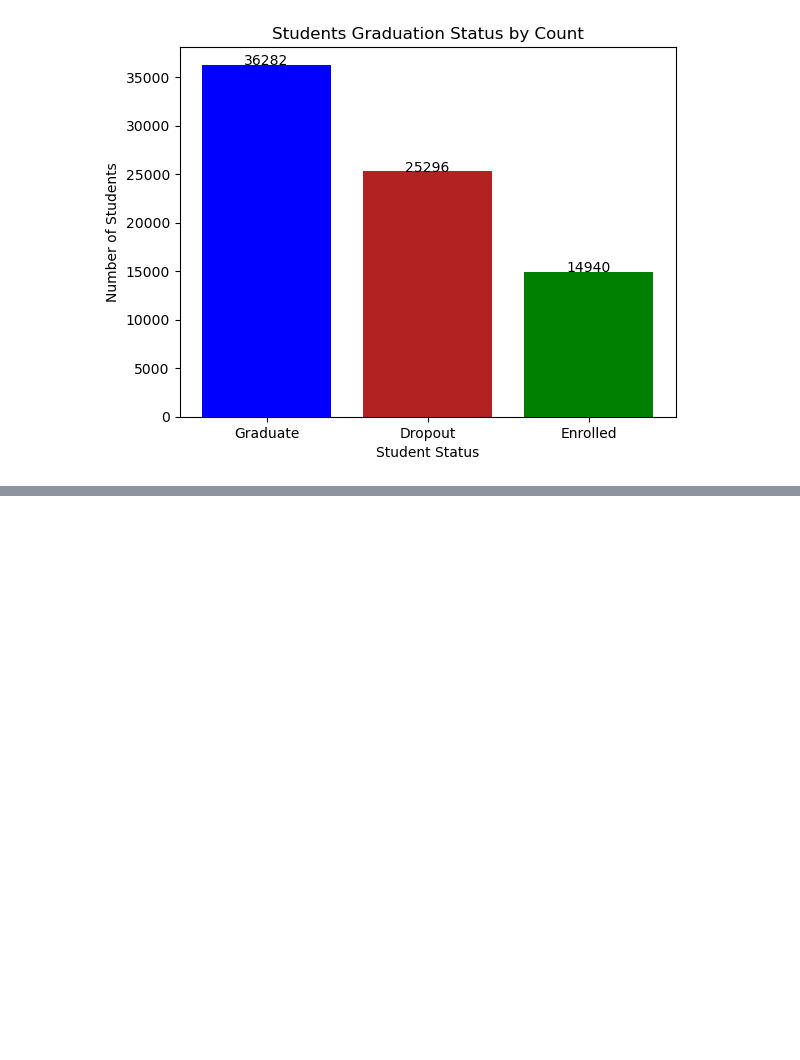
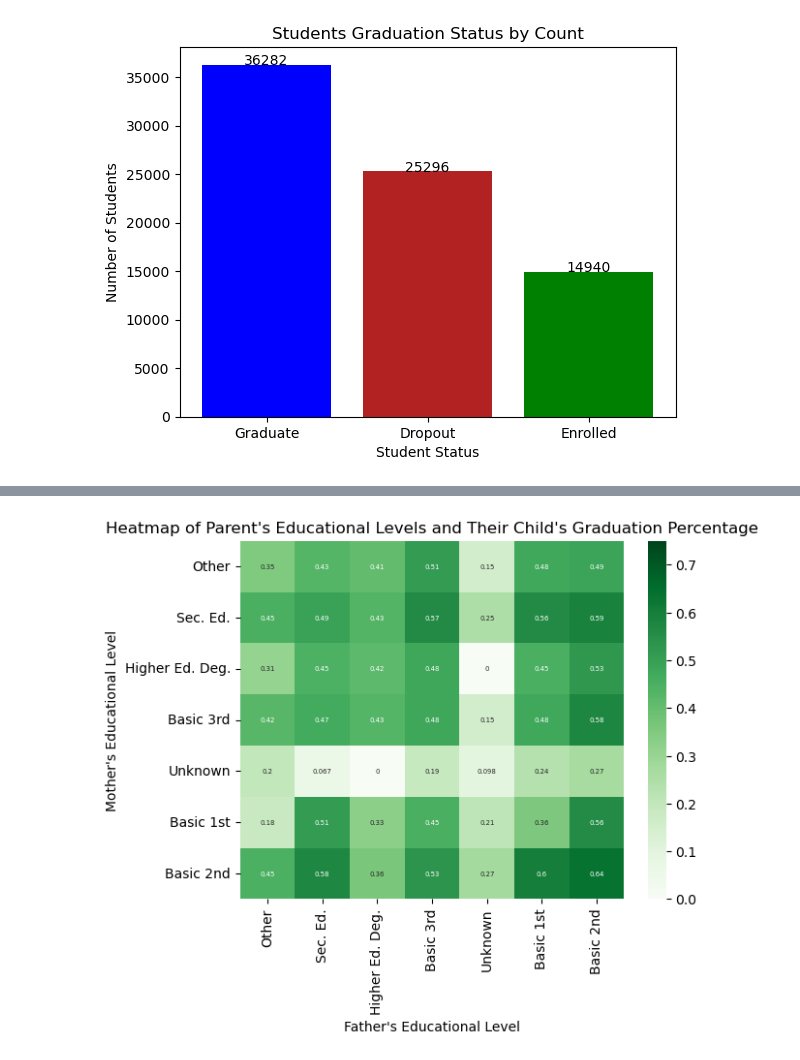
Before and after one commit to bwolff26/academic_success, a Jupyter notebook: code/visualizations_i.ipynb, the cells around one changed output, grey strips where cells are left out. Saved outputs shown, nothing was run; the diff lists cells and outputs as text; code cells hidden in the pictures; blank space fills up the shorter version.

```diff
--- a/code/visualizations_i.ipynb
+++ b/code/visualizations_i.ipynb
@@ -108,0 +139,31 @@ Name: group_count, dtype: float64
+# %%
+#Let's do education next:
+
+mostcommon = [37,19,1,38,3,34] #Somewhat arbitrarily chosen, but before the 6th qualification the total remaining percentage
+#is less than any subsequent group. So, to simplify matters...
+df['fq2_2'] = [0 if i not in mostcommon  else i for i in df['father\'s_qualification']]
+df['mq2_2'] = [0 if i not in mostcommon  else i for i in df['mother\'s_qualification']]
+
+#From 0 to 38
+education_interpretation = ['Other', 'Sec. Ed.', 'Higher Ed. Deg.', 'Basic 3rd', 'Unknown', 'Basic 1st', 'Basic 2nd']
+
+#All right, let's get the percentage of graduates per 'household education type' now:
+parential_education_df = pd.DataFrame()
+for i in sorted(df['fq2_2'].unique()):
+    parential_education_df[education_interpretation[sorted(df['mq2_2'].unique()).index(i)]] = [0,0,0,0,0,0,0] #eh, works for now
+    for j in sorted(df['mq2_2'].unique()):
+        try:
+            parential_education_df[education_interpretation[sorted(df['mq2_2'].unique()).index(i)]].loc[sorted(df['mq2_2'].unique()).index(j)] = df[(df['fq2_2']==i)&(df['mq2_2']==j)]['target'].value_counts(normalize=True)['Graduate']
+        except:
+            pass #Might as well as by default we're adding zeos
+parential_education_df["Mother's Educational Level"] = education_interpretation
+parential_education_df.set_index("Mother's Educational Level", inplace=True) #Might as well rely on that for the yaxis label
+
+plot_title = "Heatmap of Parent's Educational Levels and Their Child's Graduation Percentage"
+xlab = "Father's Educational Level"
+
+sns.heatmap(parential_education_df, annot=True, vmin = 0, vmax = .75, cmap='Greens', annot_kws={'fontsize':5})
+plt.title(plot_title)
+plt.xlabel(xlab);
+# %% [output]
+[figure, added]
```
Also changed, not shown: parts of 10 cells of this notebook, 4 other files.
